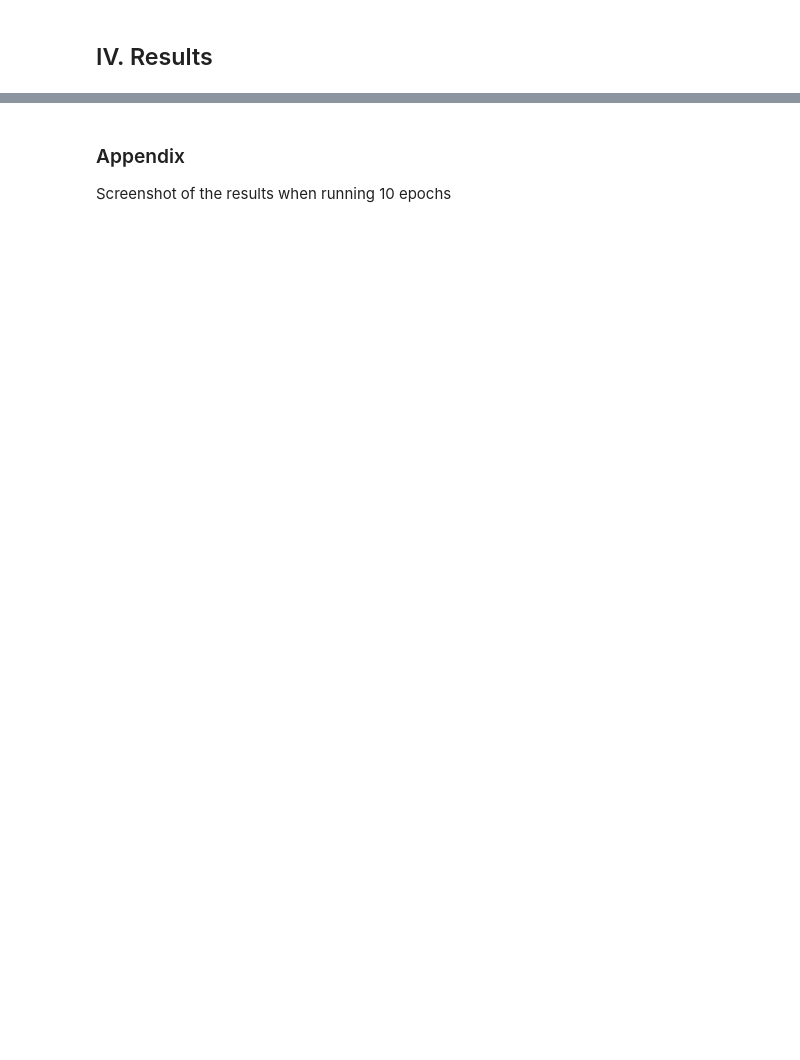
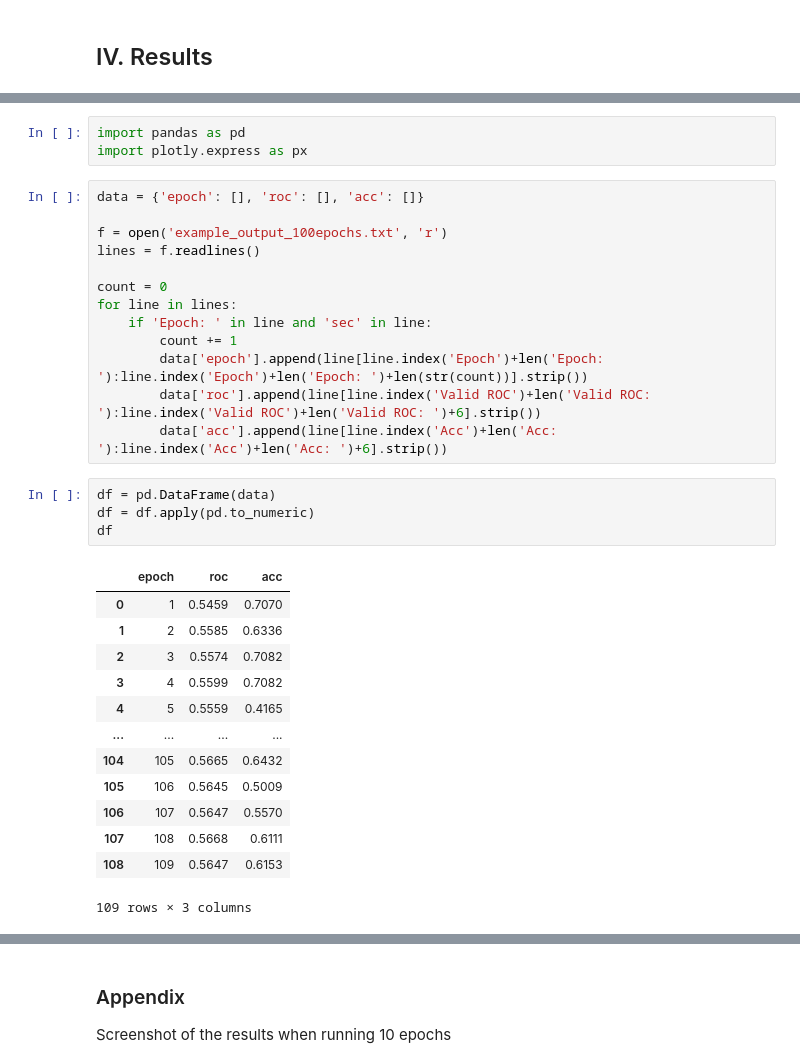
Before and after one commit to mollytyy/CS598DLH_Final_Project, a Jupyter notebook: DL4LH_Team122.ipynb, the cells around one changed output, grey strips where cells are left out. Cells and saved outputs as stored; diff of their text form; blank space fills up the shorter version.

```diff
--- a/DL4LH_Team122.ipynb
+++ b/DL4LH_Team122.ipynb
@@ -362,0 +389,34 @@ write_summary_total(ddi_dataset, embedder, config_str, [roc_mean, roc_std, ap_me
+# %%
+import pandas as pd
+import plotly.express as px
+# %%
+data = {'epoch': [], 'roc': [], 'acc': []}
+
+f = open('example_output_100epochs.txt', 'r')
+lines = f.readlines()
+
+count = 0
+for line in lines:
+    if 'Epoch: ' in line and 'sec' in line:
+        count += 1
+        data['epoch'].append(line[line.index('Epoch')+len('Epoch: '):line.index('Epoch')+len('Epoch: ')+len(str(count))].strip())
+        data['roc'].append(line[line.index('Valid ROC')+len('Valid ROC: '):line.index('Valid ROC')+len('Valid ROC: ')+6].strip())
+        data['acc'].append(line[line.index('Acc')+len('Acc: '):line.index('Acc')+len('Acc: ')+6].strip())
+# %%
+df = pd.DataFrame(data)
+df = df.apply(pd.to_numeric)
+df
+# %% [output]
+|  | epoch | roc | acc |
+| 0 | 1 | 0.5459 | 0.7070 |
+| 1 | 2 | 0.5585 | 0.6336 |
+| 2 | 3 | 0.5574 | 0.7082 |
+| 3 | 4 | 0.5599 | 0.7082 |
+| 4 | 5 | 0.5559 | 0.4165 |
+| ... | ... | ... | ... |
+| 104 | 105 | 0.5665 | 0.6432 |
+| 105 | 106 | 0.5645 | 0.5009 |
+| 106 | 107 | 0.5647 | 0.5570 |
+| 107 | 108 | 0.5668 | 0.6111 |
+| 108 | 109 | 0.5647 | 0.6153 |
+109 rows × 3 columns
```
Also changed, not shown: parts of 7 cells of this notebook, 1 other file.
